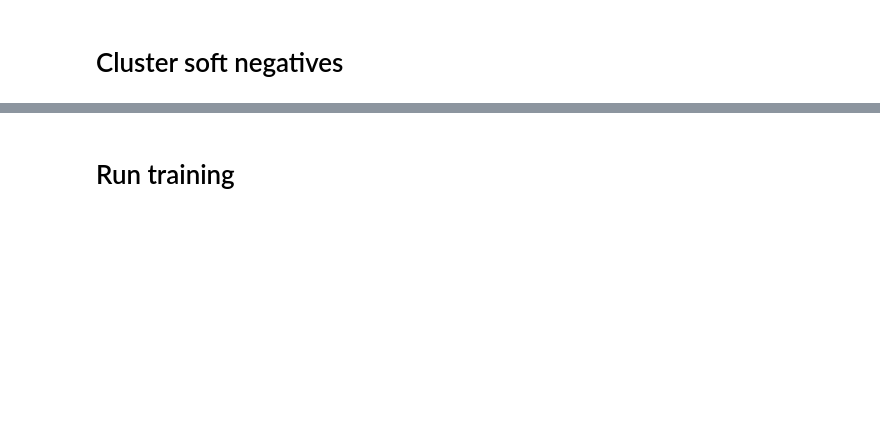
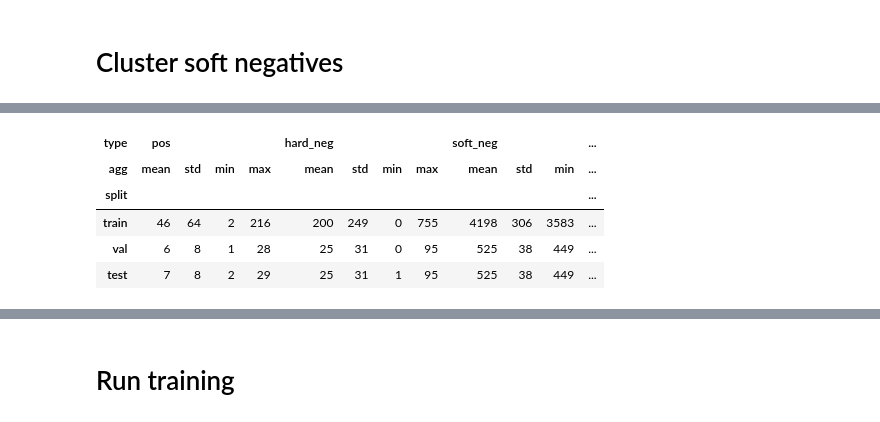
Before and after one commit to tony-pitchblack/marketplace_analytics, a Jupyter notebook: clip-siamese/contrastive_train_data-spliting-by-query.ipynb, the cells around one changed output, grey strips where cells are left out. Drawn from its saved outputs; the diff is of its cells as text; code cells hidden in the pictures; blank space fills up the shorter version.

Commit message:
add sampling for soft negatives clusters

```diff
--- a/clip-siamese/contrastive_train_data-spliting-by-query.ipynb
+++ b/clip-siamese/contrastive_train_data-spliting-by-query.ipynb
@@ -1127,0 +1120,19 @@ actual_test_df["label"]  = 1 - actual_test_df["label"]
+# %%
+# Compute avg, min, max count of soft negatives per query (per split) and output as table
+import pandas as pd
+
+soft_neg_stats = []
+for split_name, df in splits_dataset.items():
+    soft_neg_counts = df['sku_soft_neg'].apply(lambda x: len(x) if isinstance(x, list) else 0)
+    avg_soft_neg = soft_neg_counts.mean() if not soft_neg_counts.empty else 0
+    min_soft_neg = soft_neg_counts.min() if not soft_neg_counts.empty else 0
+    max_soft_neg = soft_neg_counts.max() if not soft_neg_counts.empty else 0
+    soft_neg_stats.append({
+        'split': split_name,
+        'avg_soft_neg': avg_soft_neg,
+        'min_soft_neg': min_soft_neg,
+        'max_soft_neg': max_soft_neg
+    })
+
+soft_neg_stats_df = pd.DataFrame(soft_neg_stats)
+print(soft_neg_stats_df)
@@ -1127,0 +1186,38 @@ actual_test_df["label"]  = 1 - actual_test_df["label"]
+# %%
+# Display per-query stats for each split
+multiindex_tuples = []
+values = []
+for split_name, agg in per_query_stats.items():
+    for t in agg.index:
+        for a in agg.columns:
+            multiindex_tuples.append((split_name, t, a))
+            values.append(agg.loc[t, a])
+multiindex = pd.MultiIndex.from_tuples(multiindex_tuples, names=['split', 'type', 'agg'])
+per_query_multi_df = pd.Series(values, index=multiindex).unstack(['type', 'agg']).swaplevel(axis=1)
+# The above gives columns as (agg, type), swap to (type, agg)
+per_query_multi_df.columns = per_query_multi_df.columns.swaplevel(0,1)
+per_query_multi_df = per_query_multi_df.sort_index(axis=1, level=0)
+
+# Cast all columns which are numerical to int (if possible)
+for col in per_query_multi_df.columns:
+    # Only cast if dtype is numeric and all values are close to integer (to avoid ValueError)
+    if pd.api.types.is_numeric_dtype(per_query_multi_df[col]):
+        if np.allclose(per_query_multi_df[col].dropna() % 1, 0):
+            per_query_multi_df[col] = per_query_multi_df[col].astype(int)
+
+# Reorder columns so that for each type (pos, hard_neg, soft_neg), columns are in order: mean, std, min, max
+ordered_types = ['pos', 'hard_neg', 'soft_neg']
+ordered_aggs = ['mean', 'std', 'min', 'max']
+per_query_multi_df = per_query_multi_df.loc[:, [(t, a) for t in ordered_types for a in ordered_aggs]]
+# Sort per_query_multi_df by split: train, val, test
+split_order = ['train', 'val', 'test']
+per_query_multi_df = per_query_multi_df.reindex(split_order)
+
+display(per_query_multi_df.astype(int))
+# %% [output]
+| type | pos |  |  |  | hard_neg |  |  |  | soft_neg |  |  | ... |
+| agg | mean | std | min | max | mean | std | min | max | mean | std | min | ... |
+| split |  |  |  |  |  |  |  |  |  |  |  | ... |
+| train | 46 | 64 | 2 | 216 | 200 | 249 | 0 | 755 | 4198 | 306 | 3583 | ... |
+| val | 6 | 8 | 1 | 28 | 25 | 31 | 0 | 95 | 525 | 38 | 449 | ... |
+| test | 7 | 8 | 2 | 29 | 25 | 31 | 1 | 95 | 525 | 38 | 449 | ... |
```
Also changed, not shown: parts of 59 cells of this notebook.
